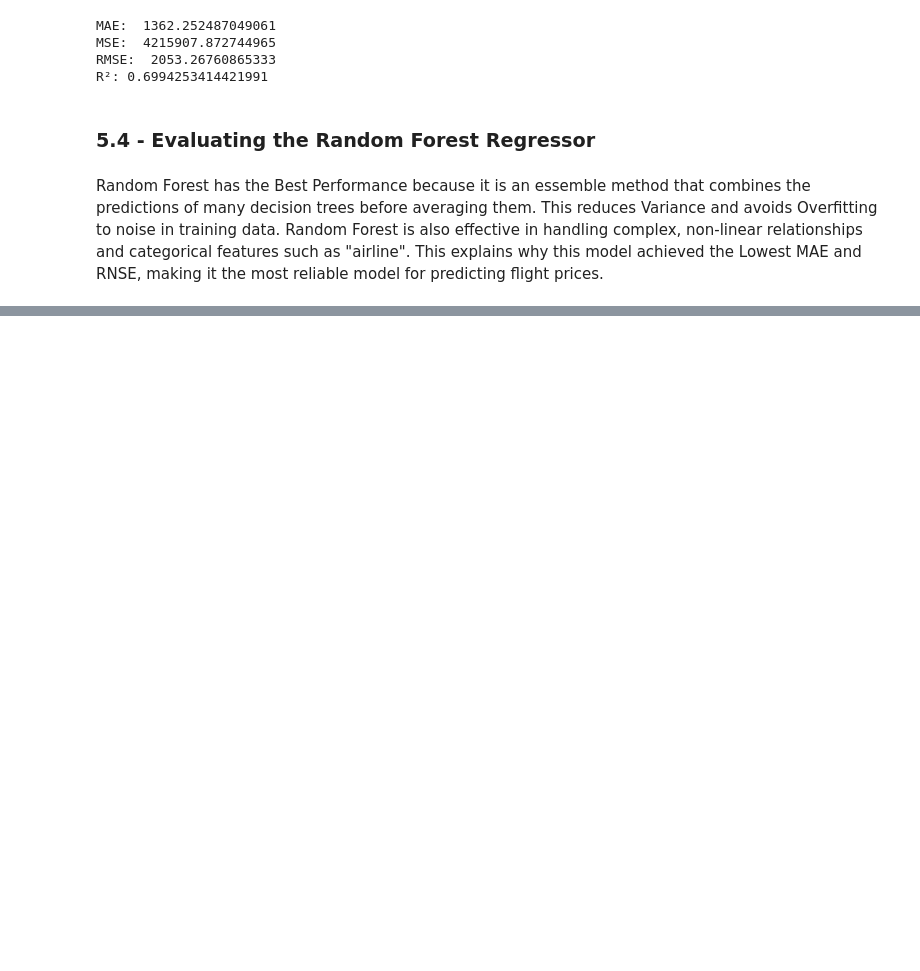
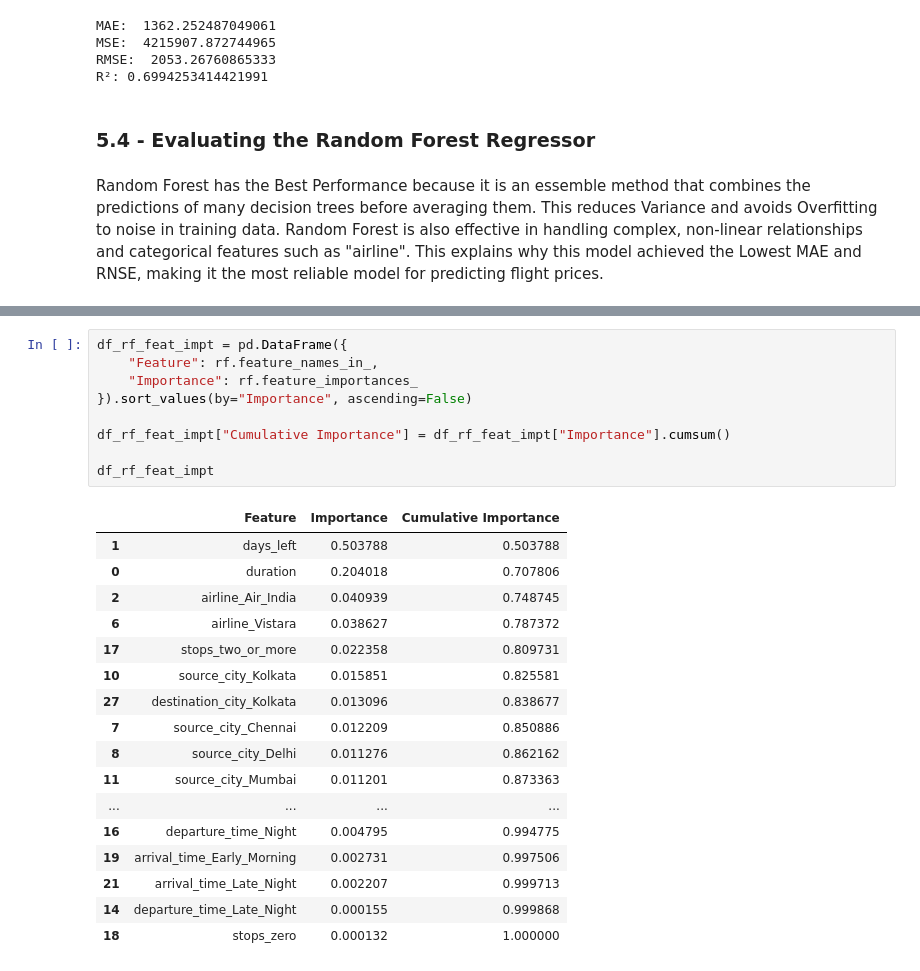
Before and after one commit to Justin-TP/mldp-project, a Jupyter notebook: MLDP Program Codes Submission Template.ipynb, the cells around one changed output, grey strips where cells are left out. Drawn from its saved outputs; the diff is of its cells as text; blank space fills up the shorter version.

```diff
--- a/MLDP Program Codes Submission Template.ipynb
+++ b/MLDP Program Codes Submission Template.ipynb
@@ -472,0 +473,27 @@ R²: 0.8635366460075133
+# %%
+df_rf_feat_impt = pd.DataFrame({
+    "Feature": rf.feature_names_in_,
+    "Importance": rf.feature_importances_
+}).sort_values(by="Importance", ascending=False)
+
+df_rf_feat_impt["Cumulative Importance"] = df_rf_feat_impt["Importance"].cumsum()
+
+df_rf_feat_impt
+# %% [output]
+|  | Feature | Importance | Cumulative Importance |
+| 1 | days_left | 0.503788 | 0.503788 |
+| 0 | duration | 0.204018 | 0.707806 |
+| 2 | airline_Air_India | 0.040939 | 0.748745 |
+| 6 | airline_Vistara | 0.038627 | 0.787372 |
+| 17 | stops_two_or_more | 0.022358 | 0.809731 |
+| 10 | source_city_Kolkata | 0.015851 | 0.825581 |
+| 27 | destination_city_Kolkata | 0.013096 | 0.838677 |
+| 7 | source_city_Chennai | 0.012209 | 0.850886 |
+| 8 | source_city_Delhi | 0.011276 | 0.862162 |
+| 11 | source_city_Mumbai | 0.011201 | 0.873363 |
+| ... | ... | ... | ... |
+| 16 | departure_time_Night | 0.004795 | 0.994775 |
+| 19 | arrival_time_Early_Morning | 0.002731 | 0.997506 |
+| 21 | arrival_time_Late_Night | 0.002207 | 0.999713 |
+| 14 | departure_time_Late_Night | 0.000155 | 0.999868 |
+| 18 | stops_zero | 0.000132 | 1.000000 |
```
Also changed, not shown: parts of 11 cells of this notebook.
